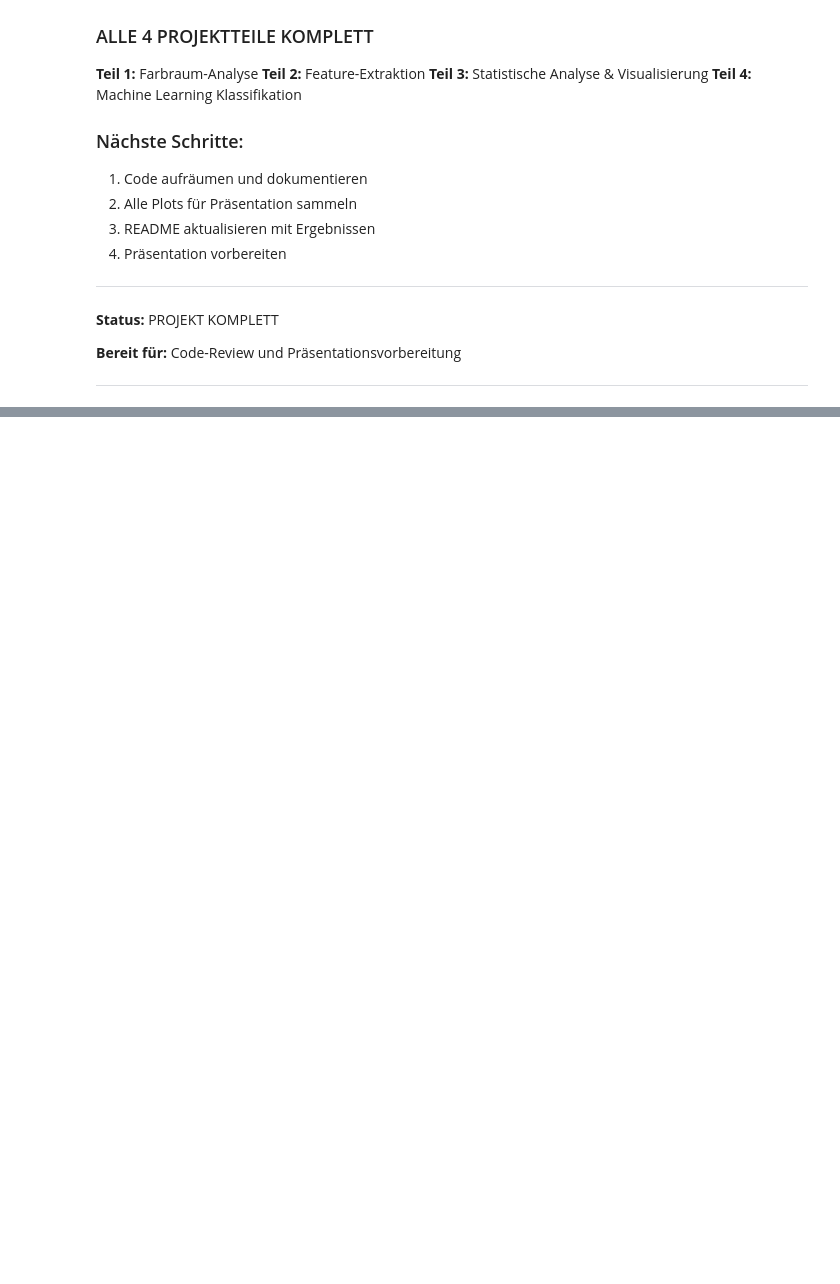
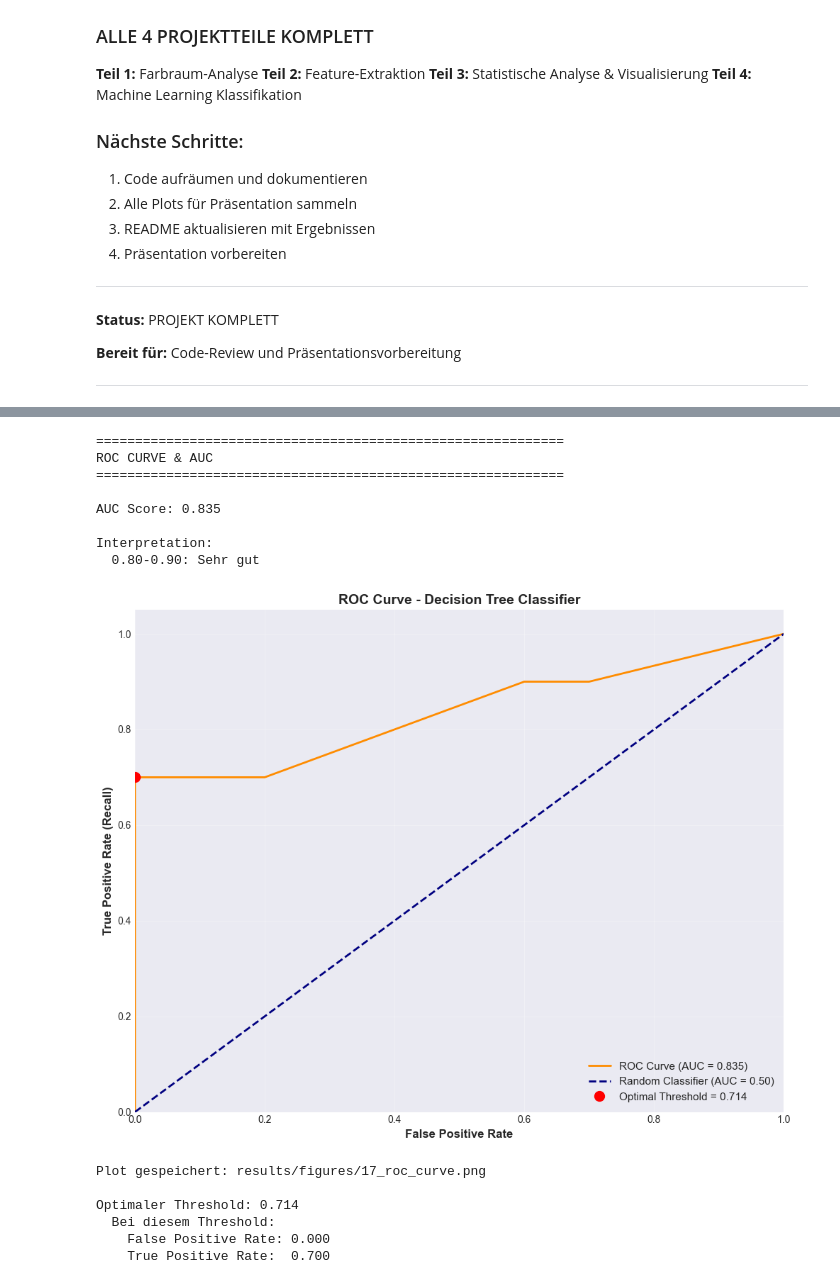
Before and after one commit to itsvocs/python-ml-histotexture, a Jupyter notebook: notebooks/04_ml_classification.ipynb, the cells around one changed output, grey strips where cells are left out. Cells and saved outputs as stored; diff of their text form; code cells hidden in the pictures; blank space fills up the shorter version.

```diff
--- a/notebooks/04_ml_classification.ipynb
+++ b/notebooks/04_ml_classification.ipynb
@@ -415,0 +442,78 @@ Das Modell kann später geladen werden mit:
+# %%
+from sklearn.metrics import roc_curve, auc, RocCurveDisplay
+
+print("\n" + "="*60)
+print("ROC CURVE & AUC")
+print("="*60 + "\n")
+
+# Wahrscheinlichkeiten für positive Klasse (Tumor)
+y_proba = clf.predict_proba(X_test)[:, 1]
+
+# ROC Curve berechnen
+fpr, tpr, thresholds = roc_curve(y_test, y_proba)
+roc_auc = auc(fpr, tpr)
+
+print(f"AUC Score: {roc_auc:.3f}")
+print(f"\nInterpretation:")
+if roc_auc >= 0.9:
+    print("  0.90-1.00: Exzellent")
+elif roc_auc >= 0.8:
+    print("  0.80-0.90: Sehr gut")
+elif roc_auc >= 0.7:
+    print("  0.70-0.80: Gut")
+elif roc_auc >= 0.6:
+    print("  0.60-0.70: Akzeptabel")
+else:
+    print("  <0.60: Schlecht")
+
+# ROC Curve plotten
+fig, ax = plt.subplots(figsize=(10, 8))
+
+# ROC Curve
+ax.plot(fpr, tpr, color='darkorange', lw=2,
+        label=f'ROC Curve (AUC = {roc_auc:.3f})')
+
+# Diagonal (Random Classifier)
+ax.plot([0, 1], [0, 1], color='navy', lw=2, linestyle='--',
+        label='Random Classifier (AUC = 0.50)')
+
+# Optimaler Punkt markieren
+optimal_idx = np.argmax(tpr - fpr)
+optimal_threshold = thresholds[optimal_idx]
+ax.plot(fpr[optimal_idx], tpr[optimal_idx], 'ro', markersize=10,
+        label=f'Optimal Threshold = {optimal_threshold:.3f}')
+
+# Styling
+ax.set_xlim([0.0, 1.0])
+ax.set_ylim([0.0, 1.05])
+ax.set_xlabel('False Positive Rate', fontsize=12, fontweight='bold')
+ax.set_ylabel('True Positive Rate (Recall)', fontsize=12, fontweight='bold')
+ax.set_title('ROC Curve - Decision Tree Classifier', fontsize=14, fontweight='bold')
+ax.legend(loc="lower right", fontsize=11)
+ax.grid(True, alpha=0.3)
+
+plt.tight_layout()
+plt.savefig(RESULTS_DIR / '17_roc_curve.png', dpi=150, bbox_inches='tight')
+plt.show()
+
+print(f"\nPlot gespeichert: results/figures/17_roc_curve.png")
+print(f"\nOptimaler Threshold: {optimal_threshold:.3f}")
+print(f"  Bei diesem Threshold:")
+print(f"    False Positive Rate: {fpr[optimal_idx]:.3f}")
+print(f"    True Positive Rate:  {tpr[optimal_idx]:.3f}")
+# %% [output]
+============================================================
+ROC CURVE & AUC
+============================================================
+
+AUC Score: 0.835
+
+Interpretation:
+  0.80-0.90: Sehr gut
+[figure, added]
+Plot gespeichert: results/figures/17_roc_curve.png
+
+Optimaler Threshold: 0.714
+  Bei diesem Threshold:
+    False Positive Rate: 0.000
+    True Positive Rate:  0.700
```
Also changed, not shown: parts of 18 cells of this notebook, 21 other files.
